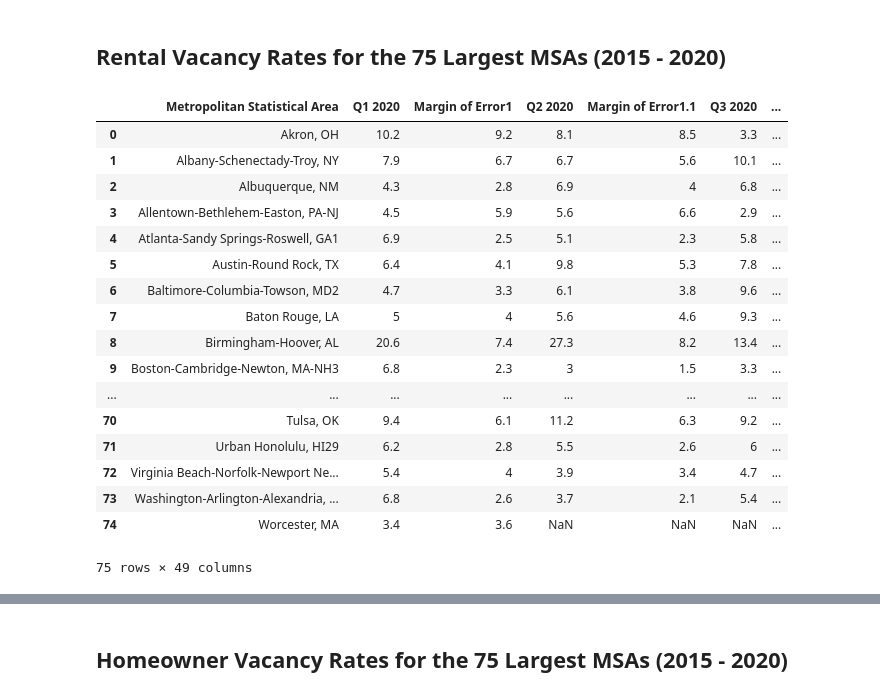
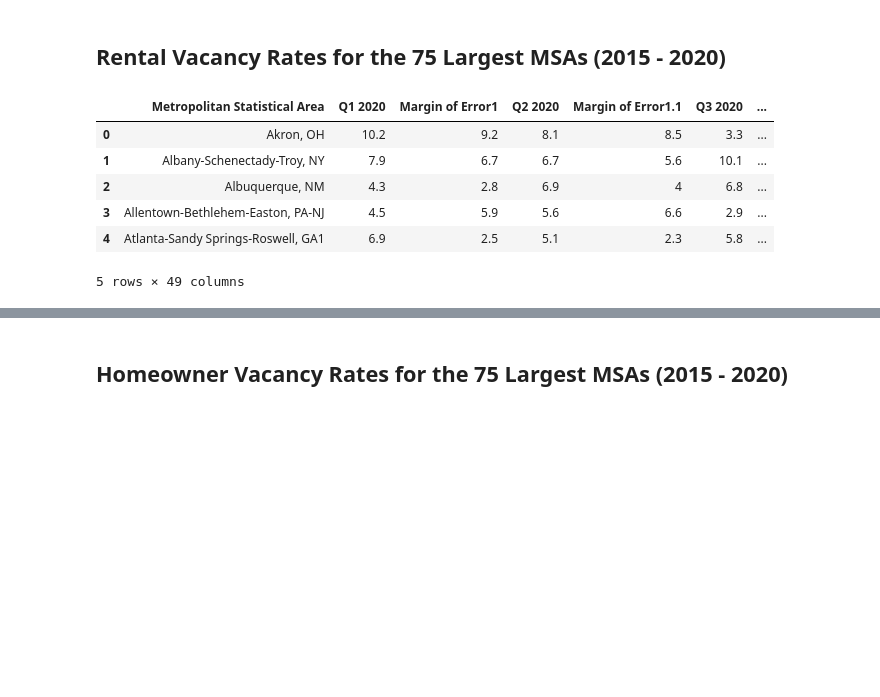
Before and after one commit to jamilao/housing-and-covid19, a Jupyter notebook: notebooks/census-and-covid.ipynb, the cells around one changed output, grey strips where cells are left out. Saved outputs shown, nothing was run; the diff lists cells and outputs as text; code cells hidden in the pictures; blank space fills up the shorter version.

```diff
--- a/notebooks/census-and-covid.ipynb
+++ b/notebooks/census-and-covid.ipynb
@@ -28,35 +54,24 @@ interim_homeownership_file = interim_data_dir / "homeownership_rates_75.csv"
 # %%
 # import and clean dataset
 rental_vacancy_df = pd.read_csv(interim_rental_vacancy_file)
 
 rental_vacancy_df["Metropolitan Statistical Area"] = rental_vacancy_df["Metropolitan Statistical Area"
                                                                       ].str.replace('[\.]+','')
 rental_vacancy_df["Metropolitan Statistical Area"] = rental_vacancy_df["Metropolitan Statistical Area"
                                                                       ].str.replace('[\…]+','')
 rental_vacancy_df = rental_vacancy_df.replace('(z)', np.NaN, regex=False)
 rental_vacancy_df = rental_vacancy_df.rename(columns=lambda x: re.sub('First[\s]*Quarter','Q1',x))
 rental_vacancy_df = rental_vacancy_df.rename(columns=lambda x: re.sub('Second[\s]*Quarter','Q2',x))
 rental_vacancy_df = rental_vacancy_df.rename(columns=lambda x: re.sub('Third[\s]*Quarter','Q3',x))
 rental_vacancy_df = rental_vacancy_df.rename(columns=lambda x: re.sub('Fourth[\s]*Quarter','Q4',x))
 rental_vacancy_df = rental_vacancy_df.rename(columns=lambda x: re.sub('[\s]+',' ',x))
 
-rental_vacancy_df
+rental_vacancy_df.head()
 # %% [output]
 |  | Metropolitan Statistical Area | Q1 2020 | Margin of Error1 | Q2 2020 | Margin of Error1.1 | Q3 2020 | ... |
 | 0 | Akron, OH | 10.2 | 9.2 | 8.1 | 8.5 | 3.3 | ... |
 | 1 | Albany-Schenectady-Troy, NY | 7.9 | 6.7 | 6.7 | 5.6 | 10.1 | ... |
 | 2 | Albuquerque, NM | 4.3 | 2.8 | 6.9 | 4 | 6.8 | ... |
 | 3 | Allentown-Bethlehem-Easton, PA-NJ | 4.5 | 5.9 | 5.6 | 6.6 | 2.9 | ... |
 | 4 | Atlanta-Sandy Springs-Roswell, GA1 | 6.9 | 2.5 | 5.1 | 2.3 | 5.8 | ... |
-| 5 | Austin-Round Rock, TX | 6.4 | 4.1 | 9.8 | 5.3 | 7.8 | ... |
-| 6 | Baltimore-Columbia-Towson, MD2 | 4.7 | 3.3 | 6.1 | 3.8 | 9.6 | ... |
-| 7 | Baton Rouge, LA | 5 | 4 | 5.6 | 4.6 | 9.3 | ... |
-| 8 | Birmingham-Hoover, AL | 20.6 | 7.4 | 27.3 | 8.2 | 13.4 | ... |
-| 9 | Boston-Cambridge-Newton, MA-NH3 | 6.8 | 2.3 | 3 | 1.5 | 3.3 | ... |
-| ... | ... | ... | ... | ... | ... | ... | ... |
-| 70 | Tulsa, OK | 9.4 | 6.1 | 11.2 | 6.3 | 9.2 | ... |
-| 71 | Urban Honolulu, HI29 | 6.2 | 2.8 | 5.5 | 2.6 | 6 | ... |
-| 72 | Virginia Beach-Norfolk-Newport Ne... | 5.4 | 4 | 3.9 | 3.4 | 4.7 | ... |
-| 73 | Washington-Arlington-Alexandria, ... | 6.8 | 2.6 | 3.7 | 2.1 | 5.4 | ... |
-| 74 | Worcester, MA | 3.4 | 3.6 | NaN | NaN | NaN | ... |
-75 rows × 49 columns
+5 rows × 49 columns
```
Also changed, not shown: parts of 12 cells of this notebook.
